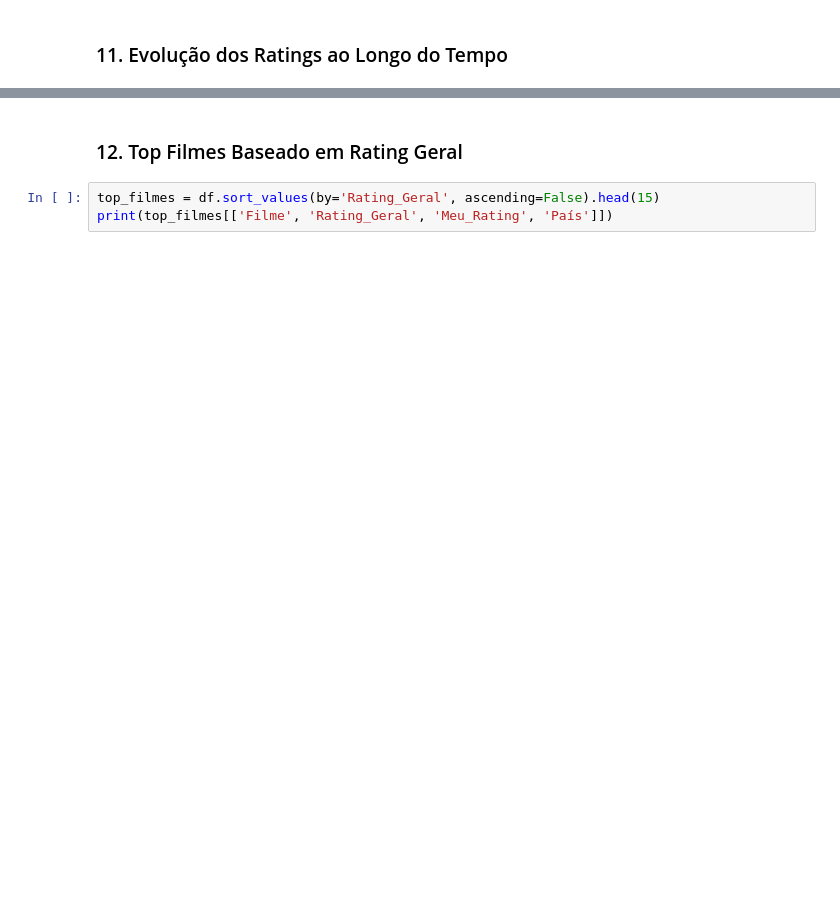
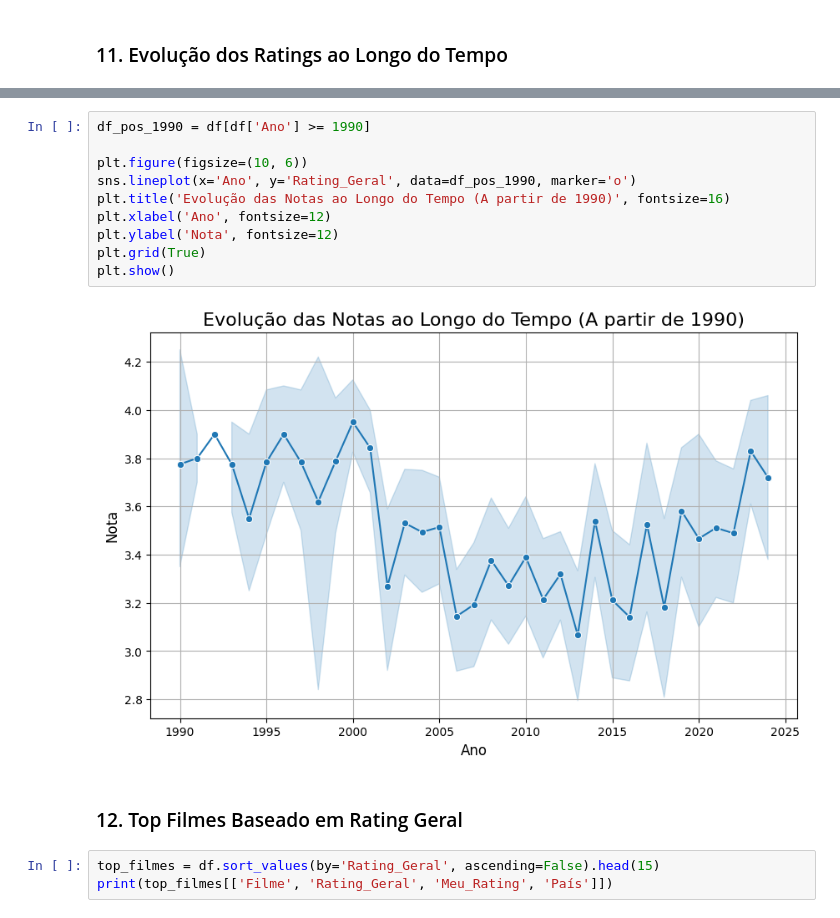
Before and after one commit to Gallicchio-Tavares/Desafio-Filmes, a Jupyter notebook: analise-meus-filmes.ipynb, the cells around one changed output, grey strips where cells are left out. Cells and saved outputs as stored; diff of their text form; blank space fills up the shorter version.

```diff
--- a/analise-meus-filmes.ipynb
+++ b/analise-meus-filmes.ipynb
@@ -276,3 +276,15 @@ plt.show()
+# %%
+df_pos_1990 = df[df['Ano'] >= 1990]
+
+plt.figure(figsize=(10, 6))
+sns.lineplot(x='Ano', y='Rating_Geral', data=df_pos_1990, marker='o')
+plt.title('Evolução das Notas ao Longo do Tempo (A partir de 1990)', fontsize=16)
+plt.xlabel('Ano', fontsize=12)
+plt.ylabel('Nota', fontsize=12)
+plt.grid(True)
+plt.show()
+# %% [output]
+[figure, added]
 # %% [markdown]
 ### 12. Top Filmes Baseado em Rating Geral
 # %%
```
Also changed, not shown: parts of 18 cells of this notebook, 1 other file.
